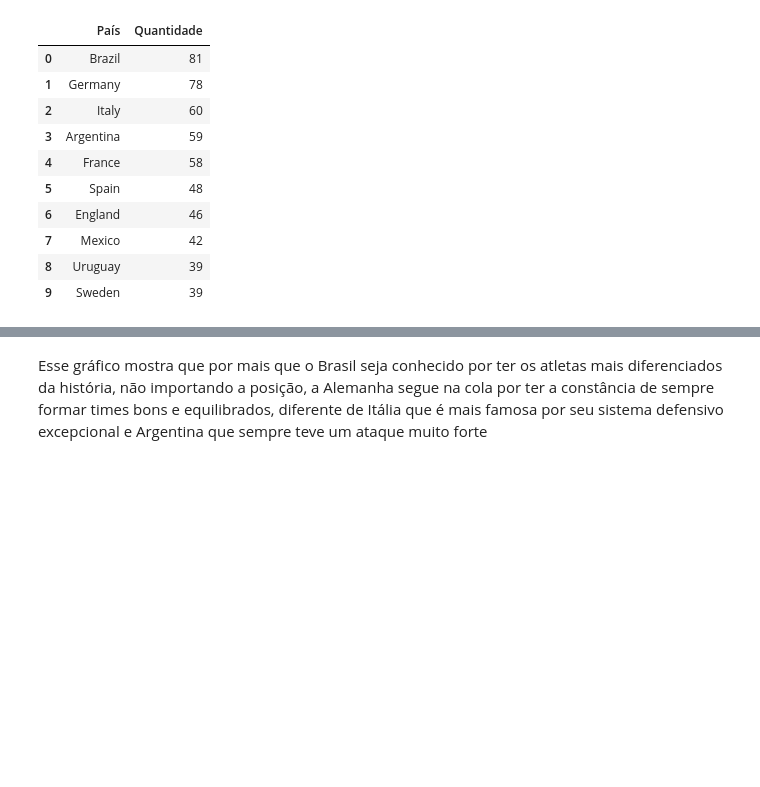
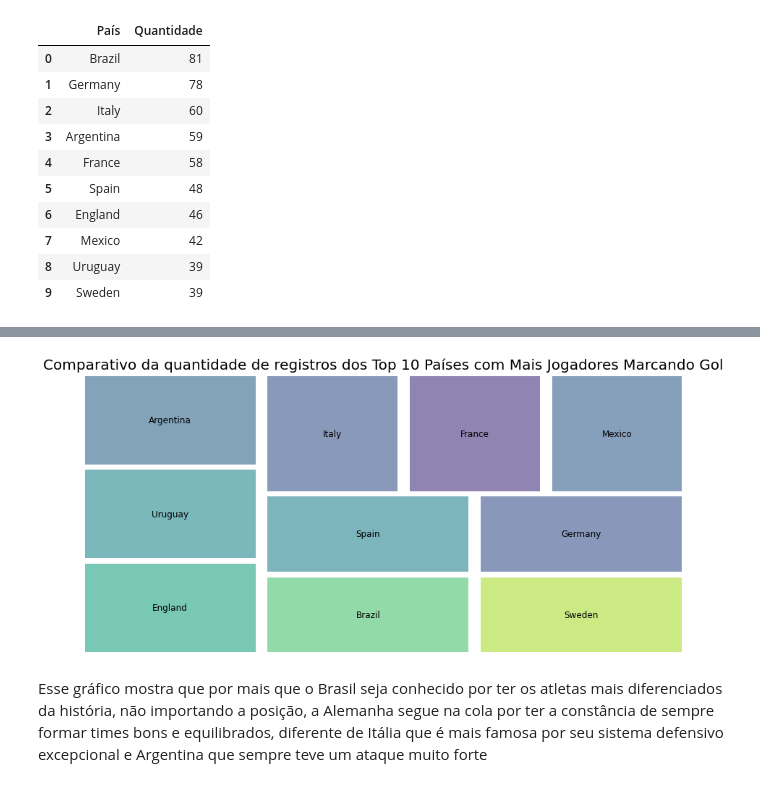
Before and after one commit to opablodantas/world_cup_goals, a Jupyter notebook: WORLD_CUP_GOALS.ipynb, the cells around one changed output, grey strips where cells are left out. Drawn from its saved outputs; the diff is of its cells as text; code cells hidden in the pictures; blank space fills up the shorter version.

```diff
--- a/WORLD_CUP_GOALS.ipynb
+++ b/WORLD_CUP_GOALS.ipynb
@@ -79,3 +82,21 @@ plt.bar(x = 'País', height= 'Quantidade', data= Qtd_Countries)
+# %%
+# Definindo o tamanho da figura
+plt.figure(figsize=(12,6))
+
+# Fazendo o Treemap
+squarify.plot(sizes=Qtd_Countries['País'].value_counts(), label=Qtd_Countries['País'].value_counts().index,
+              pad=True, alpha=0.6, text_kwargs={'fontsize': 12});
+
+# Adicionando um título
+plt.title('Comparativo da quantidade de registros dos Top 10 Países com Mais Jogadores Marcando Gol', fontsize=20)
+
+# Removendo os eixos
+plt.axis('off');
+
+# Ajustando o gráfico
+plt.tight_layout()
+# %% [output]
+[figure, added]
 # %% [markdown]
 Esse gráfico mostra que por mais que o Brasil seja conhecido por ter os atletas mais diferenciados da história, não importando a posição, a Alemanha segue na cola por ter a constância de sempre formar times bons e equilibrados, diferente de Itália que é mais famosa por seu sistema defensivo excepcional e Argentina que sempre teve um ataque muito forte
 # %%
```
Also changed, not shown: parts of 19 cells of this notebook.
